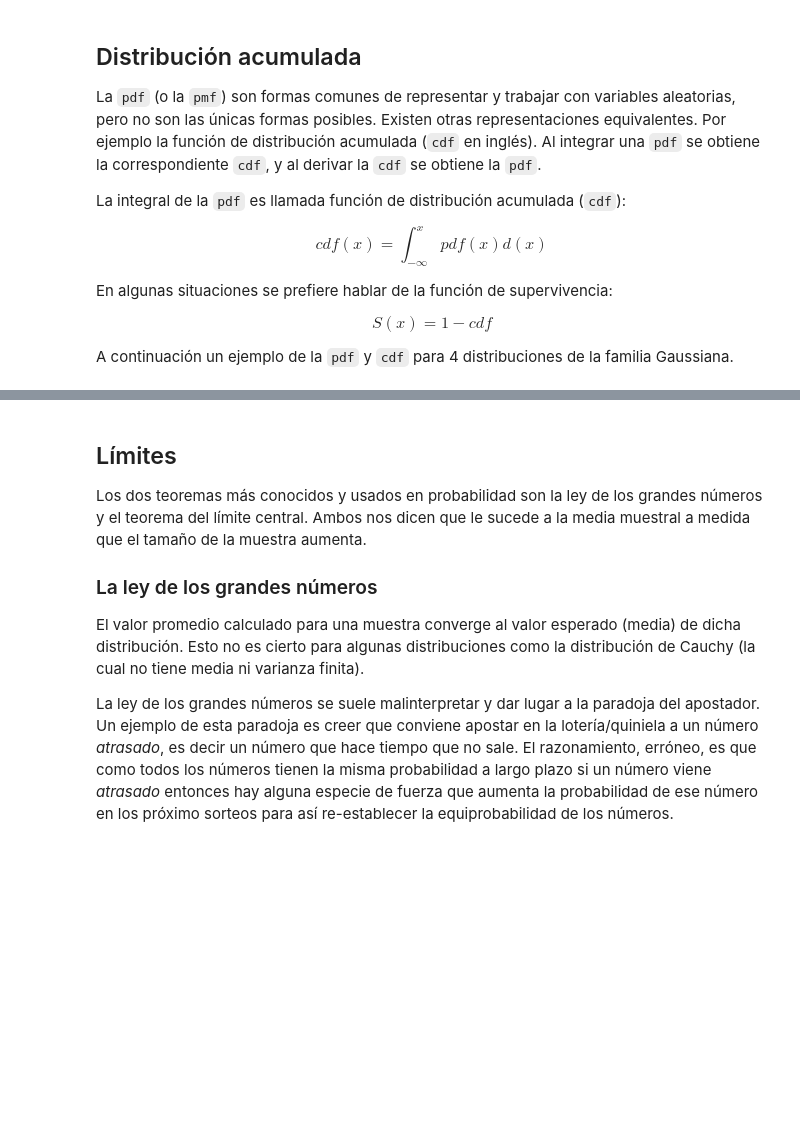
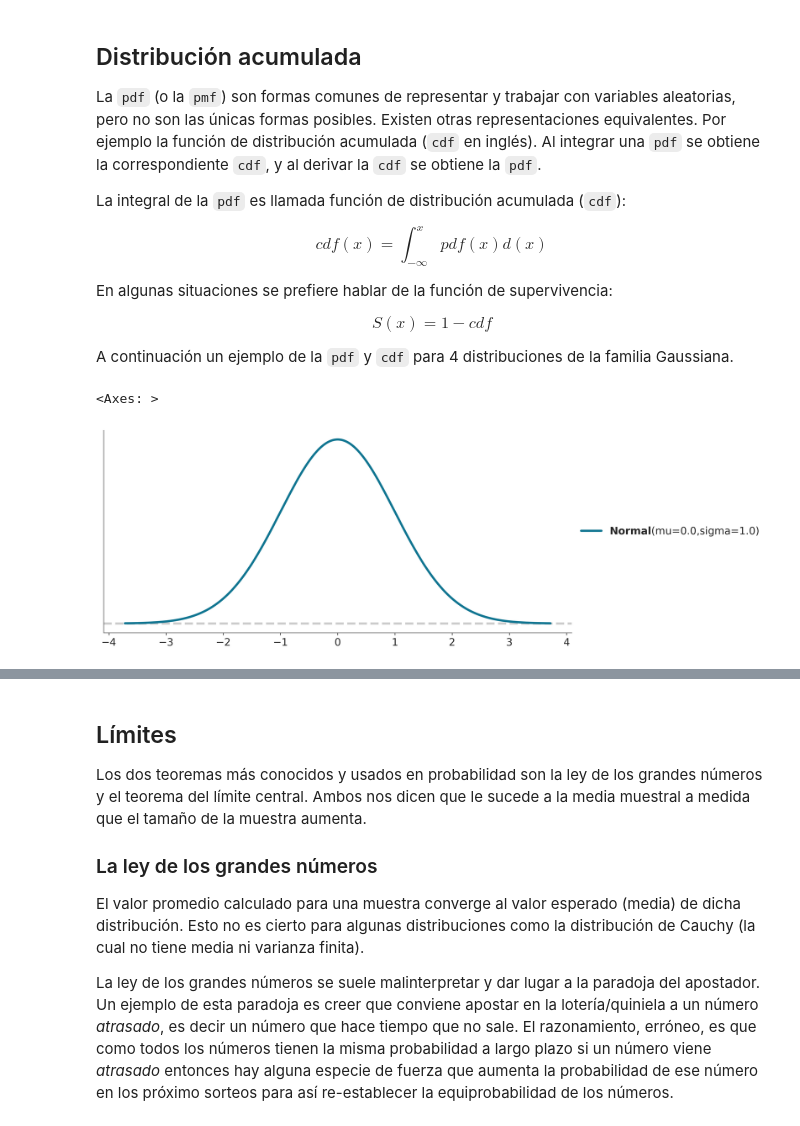
Before and after one commit to Grupo-de-modelado-probabilista/modelado_bayesiano, a Jupyter notebook: 00_Probabilidad.ipynb, the cells around one changed output, grey strips where cells are left out. Cells and saved outputs as stored; diff of their text form; code cells hidden in the pictures; blank space fills up the shorter version.

```diff
--- a/00_Probabilidad.ipynb
+++ b/00_Probabilidad.ipynb
@@ -521,6 +527,11 @@ $$
 
 
 A continuación un ejemplo de la `pdf` y `cdf` para 4 distribuciones de la familia Gaussiana.
+# %%
+ pz.Normal(0, 1).plot_pdf()
+# %% [output]
+<Axes: >
+[figure, added]
 # %%
 _, ax = plt.subplots(2, 1, figsize=(8, 6), sharex=True)
 x_valores = np.linspace(-4, 4, 500)
```
Also changed, not shown: parts of 8 cells of this notebook, 13 other files.
